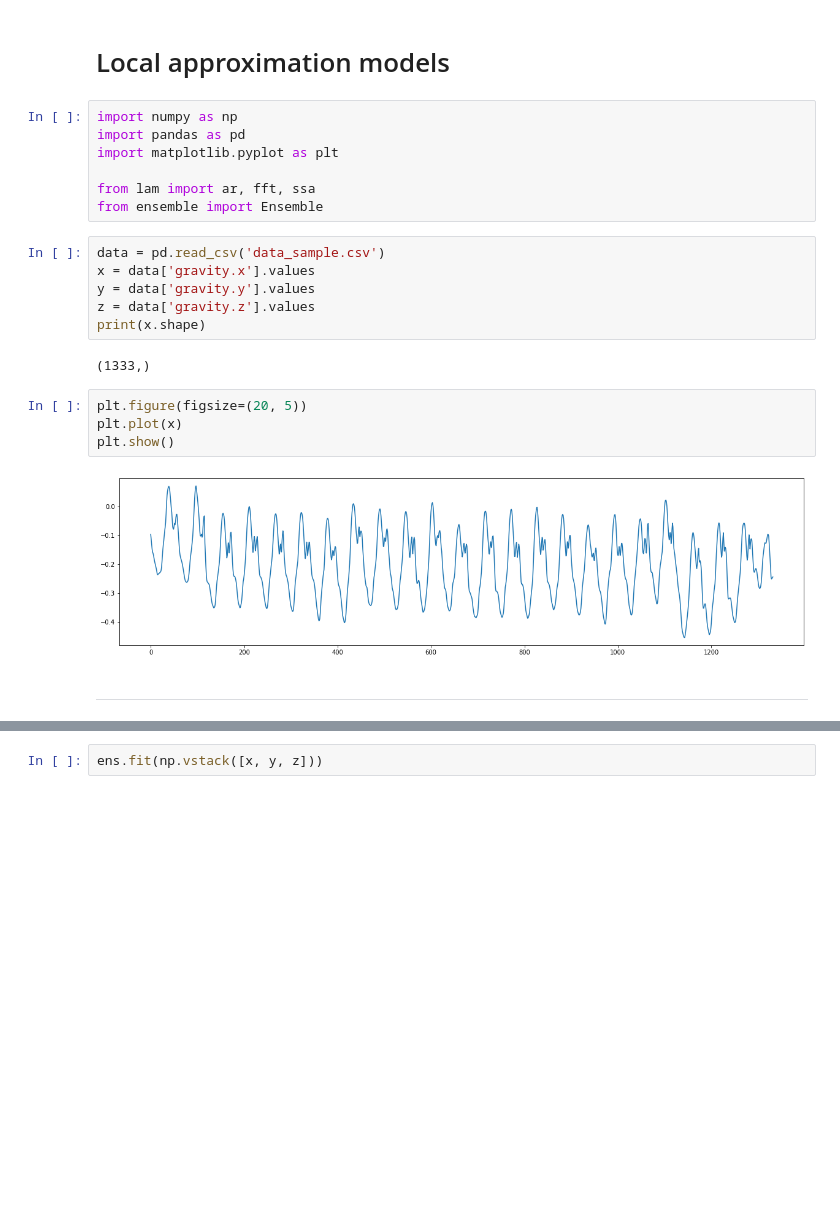
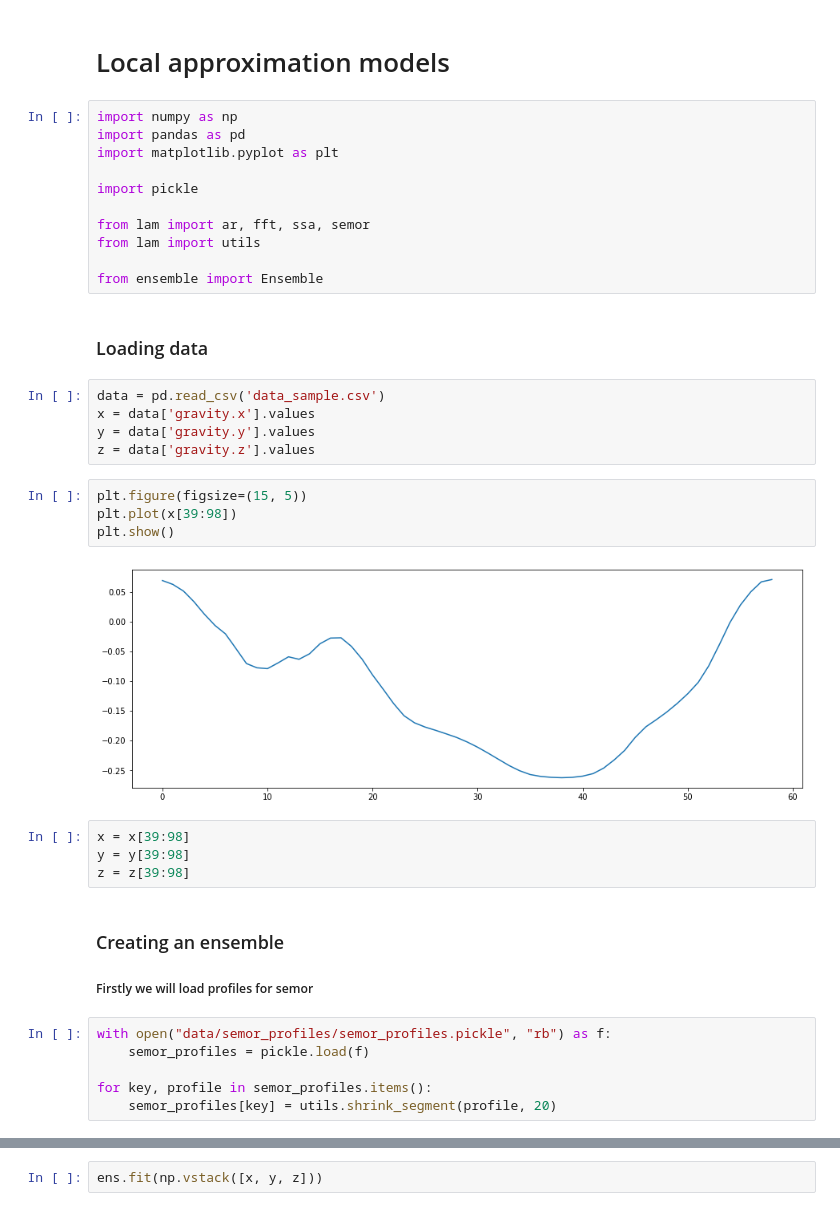
Before and after one commit to livenrlty/Local-Approximation-Models, a Jupyter notebook: exps.ipynb, the cells around one changed output, grey strips where cells are left out. Cells and saved outputs as stored; diff of their text form; blank space fills up the shorter version.

Commit message:
added semor with profiles

```diff
--- a/exps.ipynb
+++ b/exps.ipynb
@@ -5,21 +5,35 @@ import numpy as np
 import pandas as pd
 import matplotlib.pyplot as plt
 
-from lam import ar, fft, ssa
+import pickle
+
+from lam import ar, fft, ssa, semor
+from lam import utils
+
 from ensemble import Ensemble
+# %% [markdown]
+###  Loading data
 # %%
 data = pd.read_csv('data_sample.csv')
 x = data['gravity.x'].values
 y = data['gravity.y'].values
 z = data['gravity.z'].values
-print(x.shape)
-# %% [output]
-(1333,)
 # %%
-plt.figure(figsize=(20, 5))
-plt.plot(x)
+plt.figure(figsize=(15, 5))
+plt.plot(x[39:98])
 plt.show()
 # %% [output]
-[figure, old version]
+[figure, new version]
-# %% [markdown]
-<hr>
+# %%
+x = x[39:98]
+y = y[39:98]
+z = z[39:98]
+# %% [markdown]
+### Creating an ensemble
+##### Firstly we will load profiles for semor
+# %%
+with open("data/semor_profiles/semor_profiles.pickle", "rb") as f:
+    semor_profiles = pickle.load(f)
+
+for key, profile in semor_profiles.items():
+    semor_profiles[key] = utils.shrink_segment(profile, 20)
```
Also changed, not shown: parts of 10 cells of this notebook, 5 other files.
